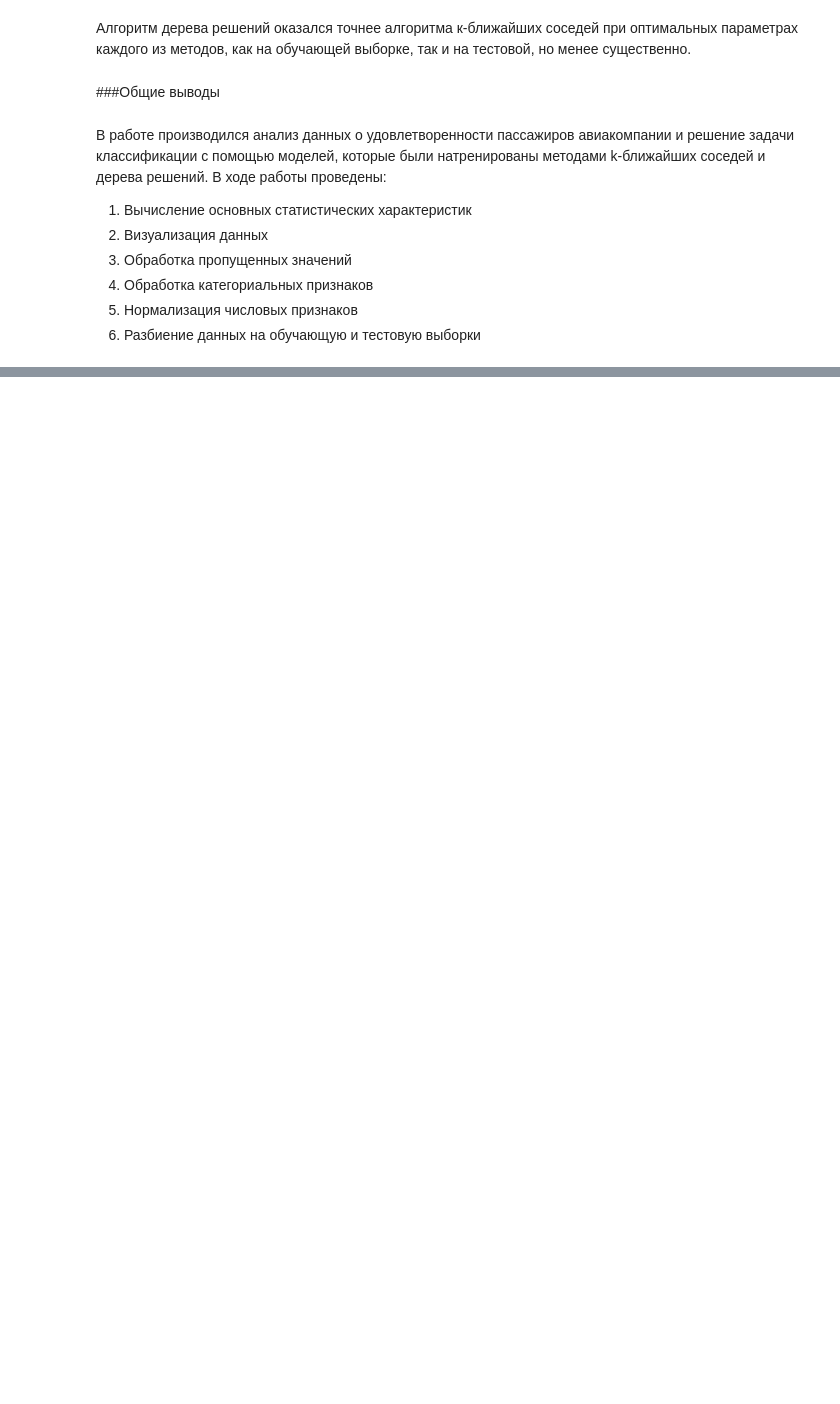
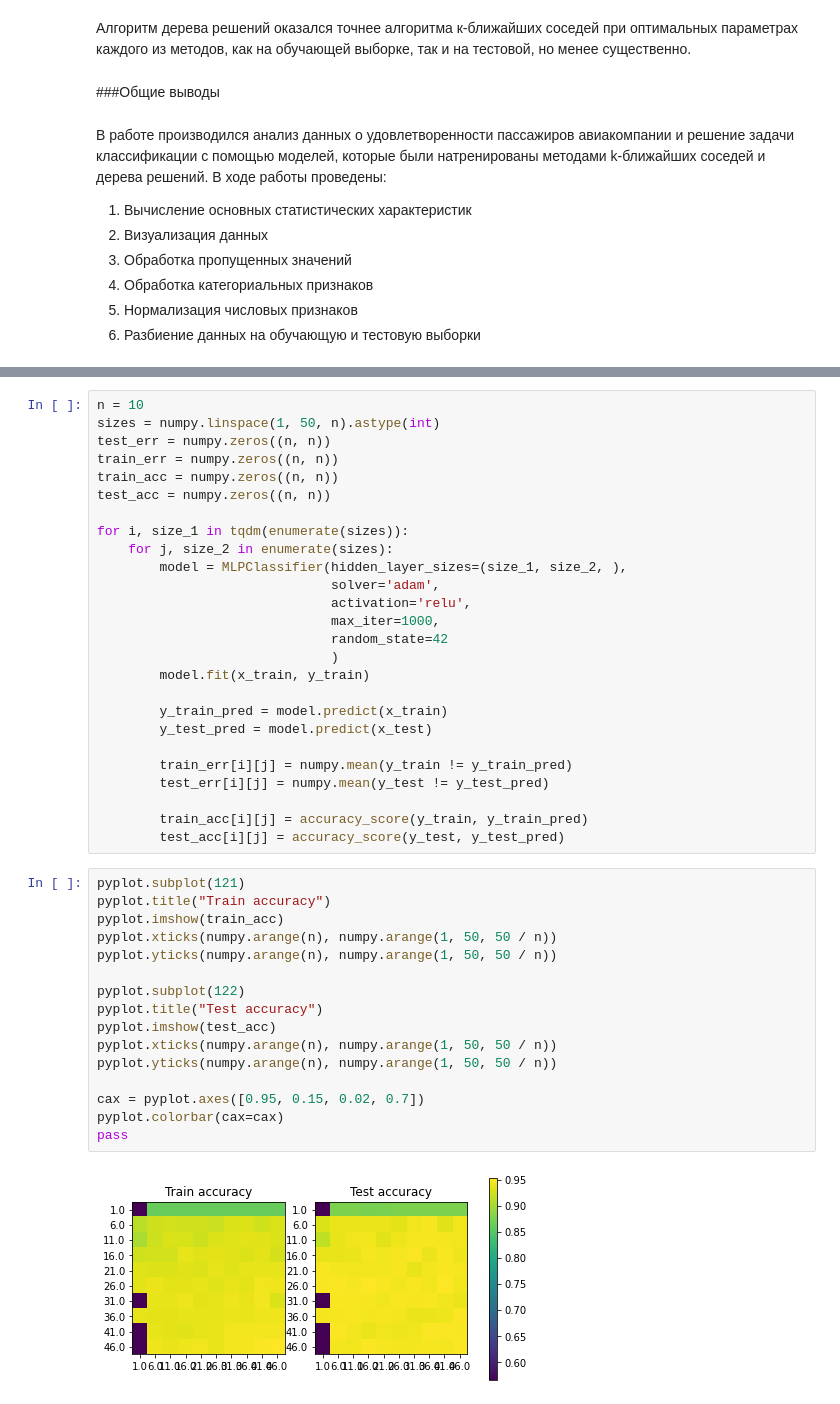
Before and after one commit to Reloadif/MachineLearningCourse, a Jupyter notebook: HomeWork2/MachineLearningCourse.ipynb, the cells around one changed output, grey strips where cells are left out. Drawn from its saved outputs; the diff is of its cells as text; blank space fills up the shorter version.

```diff
--- a/HomeWork2/MachineLearningCourse.ipynb
+++ b/HomeWork2/MachineLearningCourse.ipynb
@@ -384,0 +473,44 @@ print("Среднеквадратическая ошибка. Обучающая
+# %%
+n = 10
+sizes = numpy.linspace(1, 50, n).astype(int)
+test_err = numpy.zeros((n, n))
+train_err = numpy.zeros((n, n))
+train_acc = numpy.zeros((n, n))
+test_acc = numpy.zeros((n, n))
+
+for i, size_1 in tqdm(enumerate(sizes)):
+    for j, size_2 in enumerate(sizes):
+        model = MLPClassifier(hidden_layer_sizes=(size_1, size_2, ),
+                              solver='adam',
+                              activation='relu',
+                              max_iter=1000,
+                              random_state=42
+                              )
+        model.fit(x_train, y_train)
+
+        y_train_pred = model.predict(x_train)
+        y_test_pred = model.predict(x_test)
+
+        train_err[i][j] = numpy.mean(y_train != y_train_pred)
+        test_err[i][j] = numpy.mean(y_test != y_test_pred)
+
+        train_acc[i][j] = accuracy_score(y_train, y_train_pred)
+        test_acc[i][j] = accuracy_score(y_test, y_test_pred)
+# %%
+pyplot.subplot(121)
+pyplot.title("Train accuracy")
+pyplot.imshow(train_acc)
+pyplot.xticks(numpy.arange(n), numpy.arange(1, 50, 50 / n))
+pyplot.yticks(numpy.arange(n), numpy.arange(1, 50, 50 / n))
+
+pyplot.subplot(122)
+pyplot.title("Test accuracy")
+pyplot.imshow(test_acc)
+pyplot.xticks(numpy.arange(n), numpy.arange(1, 50, 50 / n))
+pyplot.yticks(numpy.arange(n), numpy.arange(1, 50, 50 / n))
+
+cax = pyplot.axes([0.95, 0.15, 0.02, 0.7])
+pyplot.colorbar(cax=cax)
+pass
+# %% [output]
+[figure, added]
```
Also changed, not shown: parts of 34 cells of this notebook.
